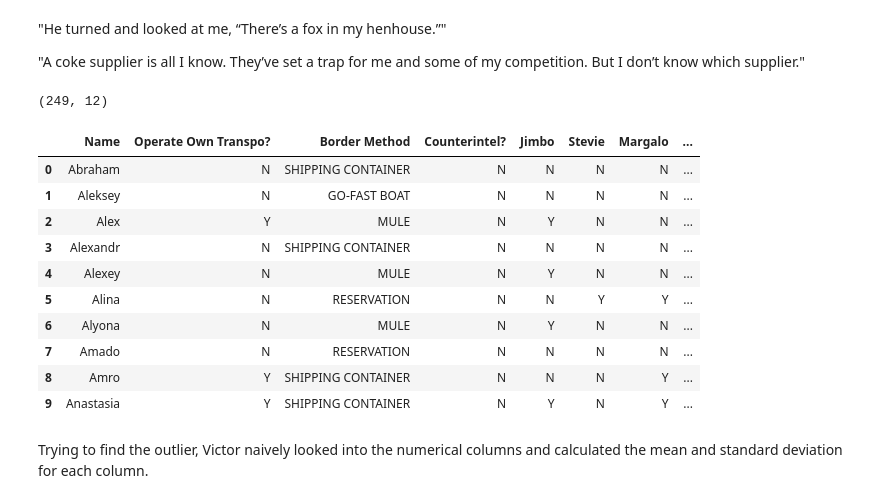
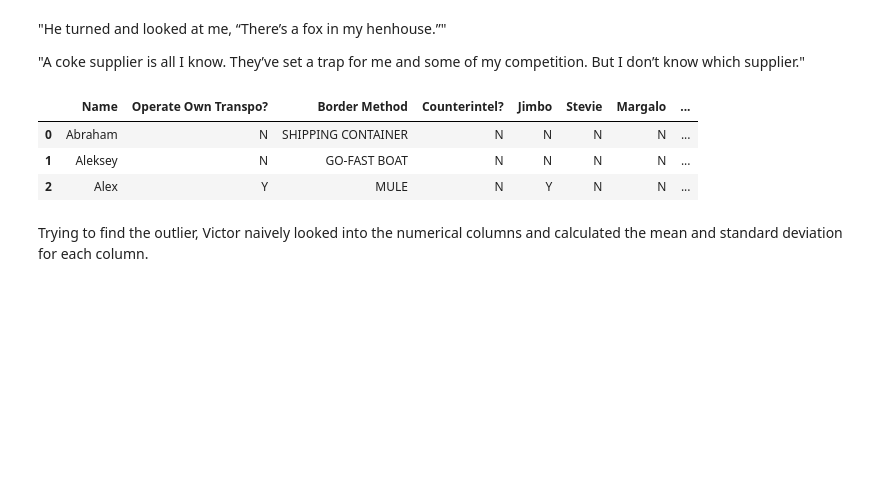
Before and after one commit to shchao53/ASTR596_Practical_ML, a Jupyter notebook: ASTR596_presentation.ipynb, the cells around one changed output. Cells and saved outputs as stored; diff of their text form; code cells hidden in the pictures; blank space fills up the shorter version.

```diff
--- a/ASTR596_presentation.ipynb
+++ b/ASTR596_presentation.ipynb
@@ -202,21 +203,12 @@ http://analyticsmadeskeezy.com/2012/11/29/intrusion-detection-made-skeezy-how-do
 "A coke supplier is all I know. They’ve set a trap for me and some of my competition. But I don’t know which supplier."
 # %%
 df_raw_supplier = pd.read_csv('3.OutlierDetection.csv')
-print df_raw_supplier.shape
-df_raw_supplier.head(10)
+df_raw_supplier.head(3)
 # %% [output]
-(249, 12)
 |  | Name | Operate Own Transpo? | Border Method | Counterintel? | Jimbo | Stevie | Margalo | ... |
 | 0 | Abraham | N | SHIPPING CONTAINER | N | N | N | N | ... |
 | 1 | Aleksey | N | GO-FAST BOAT | N | N | N | N | ... |
 | 2 | Alex | Y | MULE | N | Y | N | N | ... |
-| 3 | Alexandr | N | SHIPPING CONTAINER | N | N | N | N | ... |
-| 4 | Alexey | N | MULE | N | Y | N | N | ... |
-| 5 | Alina | N | RESERVATION | N | N | Y | Y | ... |
-| 6 | Alyona | N | MULE | N | Y | N | N | ... |
-| 7 | Amado | N | RESERVATION | N | N | N | N | ... |
-| 8 | Amro | Y | SHIPPING CONTAINER | N | N | N | Y | ... |
-| 9 | Anastasia | Y | SHIPPING CONTAINER | N | Y | N | Y | ... |
 # %% [markdown]
 Trying to find the outlier, Victor naively looked into the numerical columns and calculated the mean and standard deviation for each column.
 # %%
```
Also changed, not shown: parts of 12 cells of this notebook.
